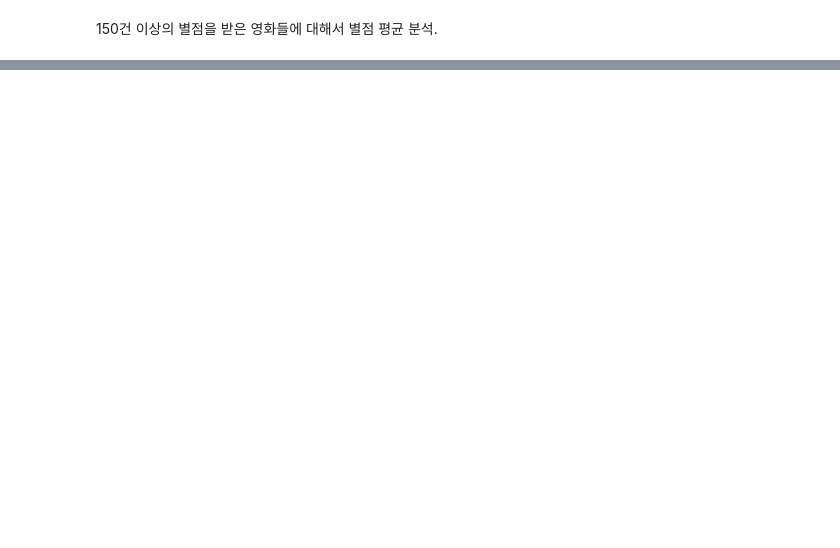
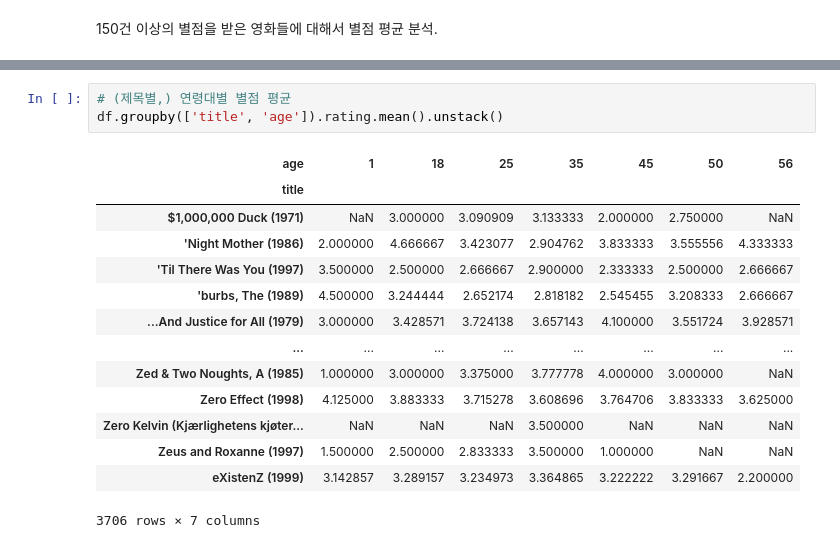
Before and after one commit to JakeOh/202208_itw_java134_lab_python, a Jupyter notebook: py25_movielens.ipynb, the cells around one changed output, grey strips where cells are left out. Cells and saved outputs as stored; diff of their text form; blank space fills up the shorter version.

```diff
--- a/py25_movielens.ipynb
+++ b/py25_movielens.ipynb
@@ -620,0 +734,18 @@ Index(['American Beauty (1999)', 'Star Wars: Episode IV - A New Hope (1977)',
+# %%
+# (제목별,) 연령대별 별점 평균
+df.groupby(['title', 'age']).rating.mean().unstack()
+# %% [output]
+| age | 1 | 18 | 25 | 35 | 45 | 50 | 56 |
+| title |  |  |  |  |  |  |  |
+| $1,000,000 Duck (1971) | NaN | 3.000000 | 3.090909 | 3.133333 | 2.000000 | 2.750000 | NaN |
+| 'Night Mother (1986) | 2.000000 | 4.666667 | 3.423077 | 2.904762 | 3.833333 | 3.555556 | 4.333333 |
+| 'Til There Was You (1997) | 3.500000 | 2.500000 | 2.666667 | 2.900000 | 2.333333 | 2.500000 | 2.666667 |
+| 'burbs, The (1989) | 4.500000 | 3.244444 | 2.652174 | 2.818182 | 2.545455 | 3.208333 | 2.666667 |
+| ...And Justice for All (1979) | 3.000000 | 3.428571 | 3.724138 | 3.657143 | 4.100000 | 3.551724 | 3.928571 |
+| ... | ... | ... | ... | ... | ... | ... | ... |
+| Zed & Two Noughts, A (1985) | 1.000000 | 3.000000 | 3.375000 | 3.777778 | 4.000000 | 3.000000 | NaN |
+| Zero Effect (1998) | 4.125000 | 3.883333 | 3.715278 | 3.608696 | 3.764706 | 3.833333 | 3.625000 |
+| Zero Kelvin (Kjærlighetens kjøter... | NaN | NaN | NaN | 3.500000 | NaN | NaN | NaN |
+| Zeus and Roxanne (1997) | 1.500000 | 2.500000 | 2.833333 | 3.500000 | 1.000000 | NaN | NaN |
+| eXistenZ (1999) | 3.142857 | 3.289157 | 3.234973 | 3.364865 | 3.222222 | 3.291667 | 2.200000 |
+3706 rows × 7 columns
```
Also changed, not shown: parts of 17 cells of this notebook.
